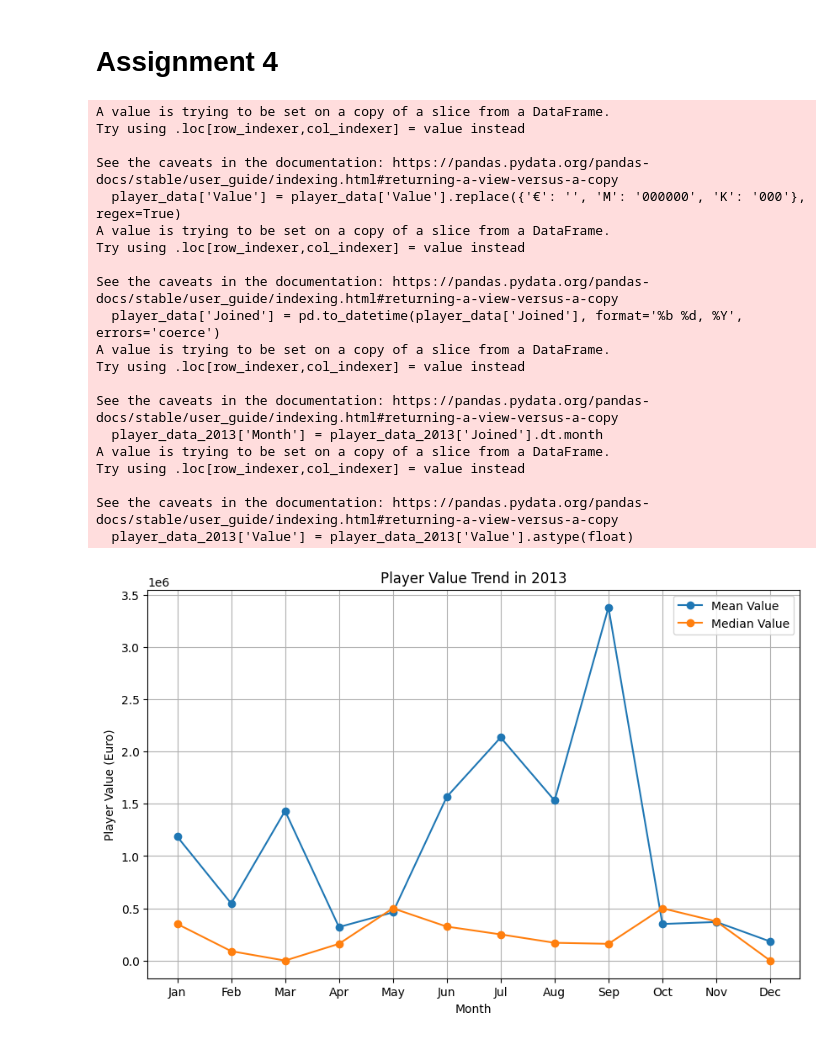
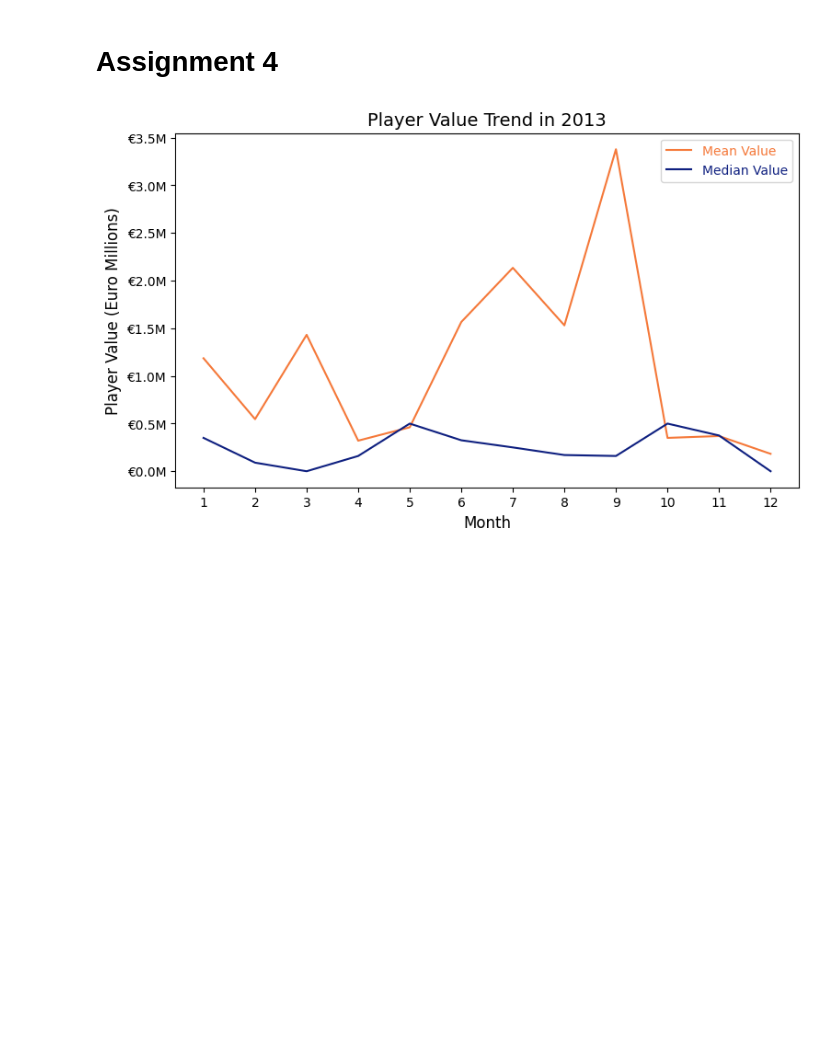
Before and after one commit to mukoubuchi/kaggle, a Jupyter notebook: dataviz-badging-practical-examination.ipynb, the cells around one changed output. Cells and saved outputs as stored; diff of their text form; code cells hidden in the pictures; blank space fills up the shorter version.

Commit message:
Kaggle Notebook | DataViz Badging Practical Examination | Version 7

```diff
--- a/dataviz-badging-practical-examination.ipynb
+++ b/dataviz-badging-practical-examination.ipynb
@@ -185,50 +185,43 @@ plt.show()
 # %% [markdown]
 # Assignment 4
 # %%
+import warnings
+warnings.filterwarnings('ignore')
+
 player_data = df[['Value', 'Joined']]
 player_data['Value'] = player_data['Value'].replace({'€': '', 'M': '000000', 'K': '000'}, regex=True)
 
 # Convert Signing_Date to datetime format
 player_data['Joined'] = pd.to_datetime(player_data['Joined'], format='%b %d, %Y', errors='coerce')
 
 # Filter data for the year 2013
 player_data_2013 = player_data[player_data['Joined'].dt.year == 2013]
 
 # Calculate mean and median player values for each month
 player_data_2013['Month'] = player_data_2013['Joined'].dt.month
 player_data_2013['Value'] = player_data_2013['Value'].astype(float)
 monthly_stats = player_data_2013.groupby('Month')['Value'].agg(['mean', 'median'])
 
+# arrange ylabel
+def millions(x, pos):
+    """The two arguments are the value and tick position."""
+    return f'€{x*1e-6:1.1f}M'
+fig, ax = plt.subplots(figsize=(8.75, 5))
+ax.yaxis.set_major_formatter(millions)
+
+# arrange xlabel
+from matplotlib.ticker import MaxNLocator,MultipleLocator,AutoMinorLocator
+ax.xaxis.set_major_locator(MultipleLocator(1))
+
+bxcolor = ['#CDB1AD', '#FADFE2', '#DECBE3']
+
 # Plot the Time Series (line) plot
-plt.figure(figsize=(10, 6))
-plt.plot(monthly_stats.index, monthly_stats['mean'], marker='o', label='Mean Value')
-plt.plot(monthly_stats.index, monthly_stats['median'], marker='o', label='Median Value')
-plt.xlabel('Month')
-plt.ylabel('Player Value (Euro)')
-plt.title('Player Value Trend in 2013')
-plt.xticks(range(1, 13), ['Jan', 'Feb', 'Mar', 'Apr', 'May', 'Jun', 'Jul', 'Aug', 'Sep', 'Oct', 'Nov', 'Dec'])
-plt.legend()
-plt.grid(True)
+plt.plot(monthly_stats.index, monthly_stats['mean'], label='Mean Value', color='#F5793A')
+plt.plot(monthly_stats.index, monthly_stats['median'], label='Median Value', color='#0F2080')
+plt.xlabel('Month', fontsize=12)
+plt.ylabel('Player Value (Euro Millions)', fontsize=12)
+plt.title('Player Value Trend in 2013', fontsize=14)
+plt.legend(labelcolor='linecolor')
 plt.show()
 # %% [output]
-A value is trying to be set on a copy of a slice from a DataFrame.
-Try using .loc[row_indexer,col_indexer] = value instead
-
-See the caveats in the documentation: https://pandas.pydata.org/pandas-docs/stable/user_guide/indexing.html#returning-a-view-versus-a-copy
-  player_data['Value'] = player_data['Value'].replace({'€': '', 'M': '000000', 'K': '000'}, regex=True)
-A value is trying to be set on a copy of a slice from a DataFrame.
-Try using .loc[row_indexer,col_indexer] = value instead
-
-See the caveats in the documentation: https://pandas.pydata.org/pandas-docs/stable/user_guide/indexing.html#returning-a-view-versus-a-copy
-  player_data['Joined'] = pd.to_datetime(player_data['Joined'], format='%b %d, %Y', errors='coerce')
-A value is trying to be set on a copy of a slice from a DataFrame.
-Try using .loc[row_indexer,col_indexer] = value instead
-
-See the caveats in the documentation: https://pandas.pydata.org/pandas-docs/stable/user_guide/indexing.html#returning-a-view-versus-a-copy
-  player_data_2013['Month'] = player_data_2013['Joined'].dt.month
-A value is trying to be set on a copy of a slice from a DataFrame.
-Try using .loc[row_indexer,col_indexer] = value instead
-
-See the caveats in the documentation: https://pandas.pydata.org/pandas-docs/stable/user_guide/indexing.html#returning-a-view-versus-a-copy
-  player_data_2013['Value'] = player_data_2013['Value'].astype(float)
-[figure, old version]
+[figure, new version]
```
Also changed, not shown: parts of 4 cells of this notebook.
